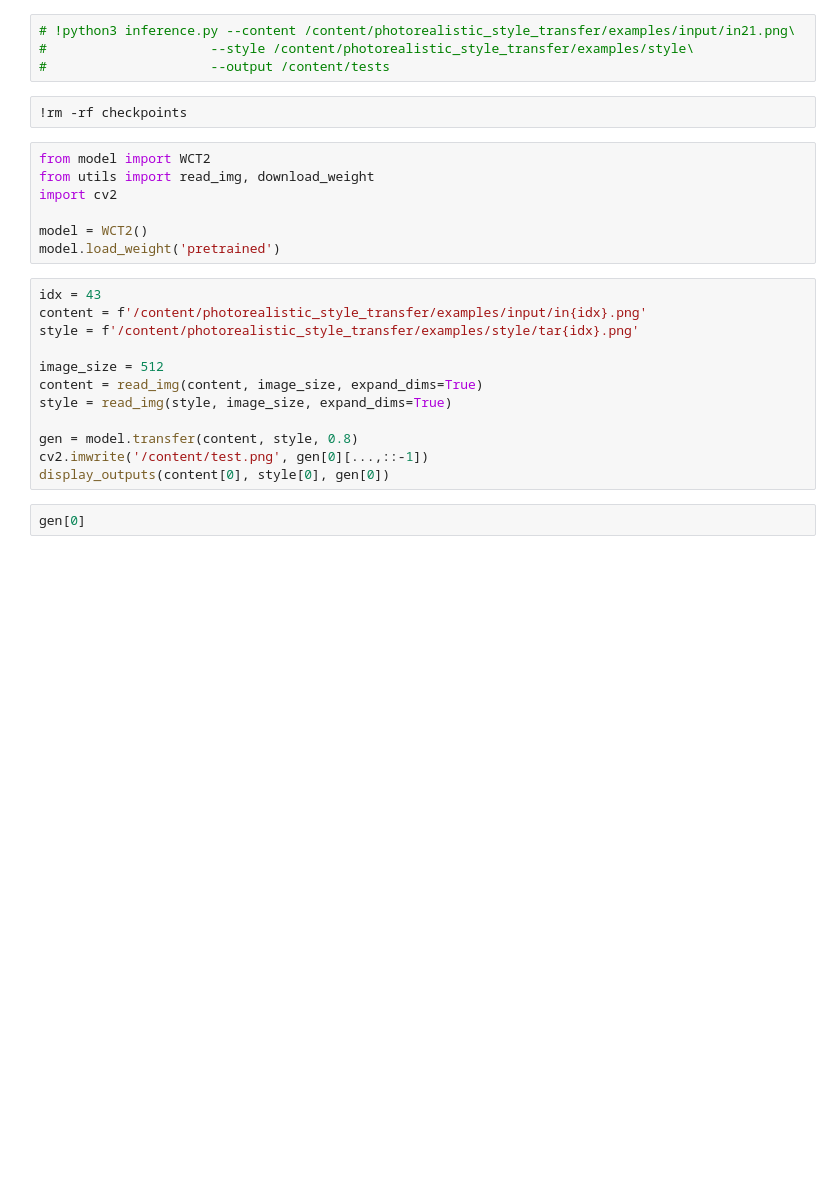
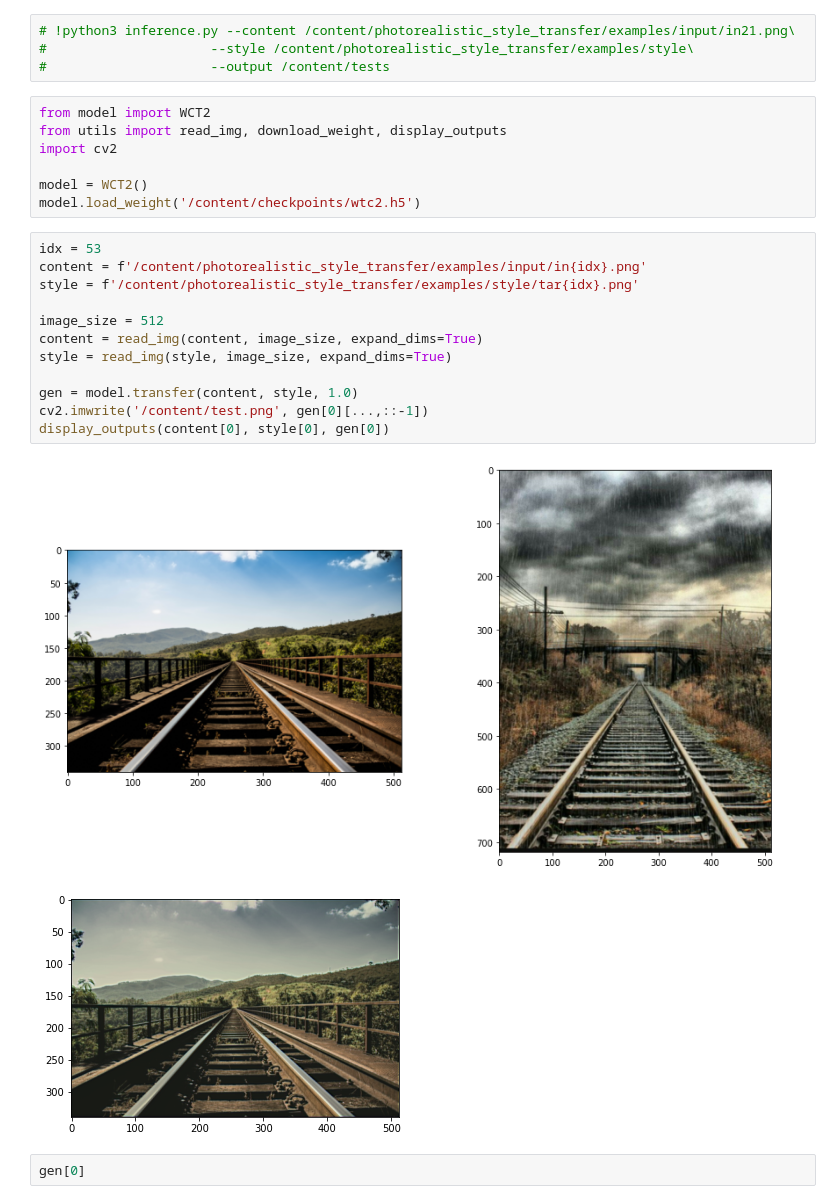
Before and after one commit to ptran1203/photorealistic_style_transfer, a Jupyter notebook: WCT2.ipynb, the cells around one changed output. Drawn from its saved outputs; the diff is of its cells as text; blank space fills up the shorter version.

```diff
--- a/WCT2.ipynb
+++ b/WCT2.ipynb
@@ -34,26 +25,27 @@ Resolving deltas: 100% (490/490), done.
 # !python3 inference.py --content /content/photorealistic_style_transfer/examples/input/in21.png\
 #                     --style /content/photorealistic_style_transfer/examples/style\
 #                     --output /content/tests
-# %%
-!rm -rf checkpoints
 # %%
 from model import WCT2
-from utils import read_img, download_weight
+from utils import read_img, download_weight, display_outputs
 import cv2
 
 model = WCT2()
-model.load_weight('pretrained')
+model.load_weight('/content/checkpoints/wtc2.h5')
 # %%
-idx = 43
+idx = 53
 content = f'/content/photorealistic_style_transfer/examples/input/in{idx}.png'
 style = f'/content/photorealistic_style_transfer/examples/style/tar{idx}.png'
 
 image_size = 512
 content = read_img(content, image_size, expand_dims=True)
 style = read_img(style, image_size, expand_dims=True)
 
-gen = model.transfer(content, style, 0.8)
+gen = model.transfer(content, style, 1.0)
 cv2.imwrite('/content/test.png', gen[0][...,::-1])
 display_outputs(content[0], style[0], gen[0])
+# %% [output]
+[figure, added]
+[figure, added]
 # %%
 gen[0]
```
Also changed, not shown: parts of 1 cell of this notebook.
